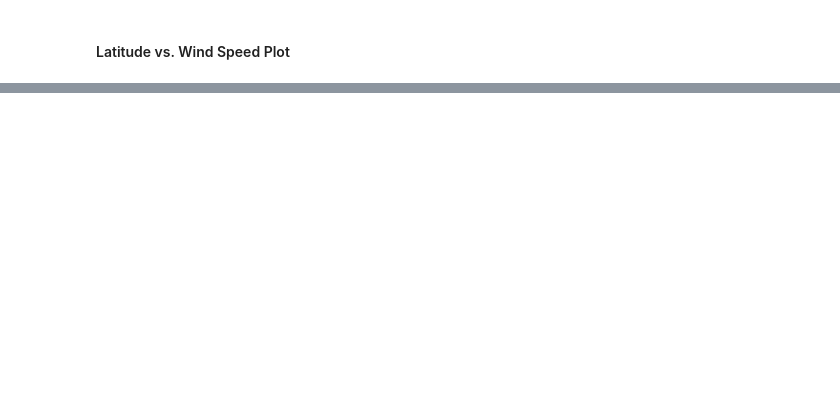
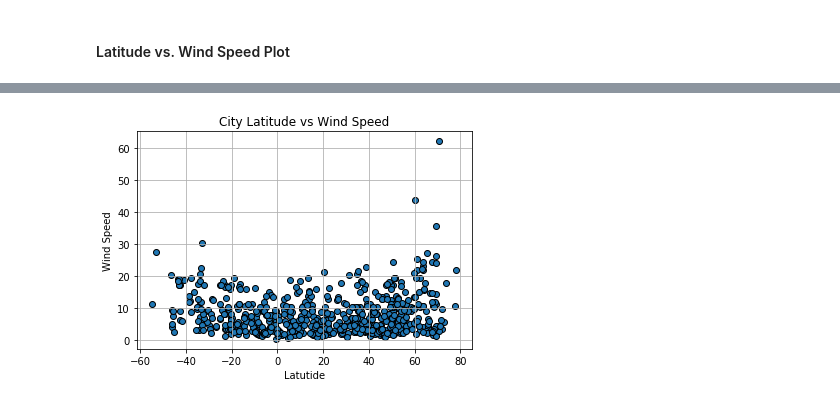
Before and after one commit to nandriychuk/python-APIs, a Jupyter notebook: WeatherPy.ipynb, the cells around one changed output, grey strips where cells are left out. Drawn from its saved outputs; the diff is of its cells as text; code cells hidden in the pictures; blank space fills up the shorter version.

```diff
--- a/WeatherPy.ipynb
+++ b/WeatherPy.ipynb
@@ -201,0 +260,19 @@ dtype: int64
+# %%
+# Generate Title, x and y labels
+plt.title("City Latitude vs Wind Speed")
+plt.xlabel("Latutide")
+plt.ylabel("Wind Speed")
+
+#Generate the plot
+plt.scatter(lat, wind_speed, marker="o", edgecolors="black")
+
+#Create the grid
+plt.grid(True)
+
+# Save the Figure
+plt.savefig("images/CityLatitudeVSWindSpeed.png")
+
+# Show the Figure
+plt.show()
+# %% [output]
+[figure, added]
```
Also changed, not shown: parts of 16 cells of this notebook, 5 other files.
